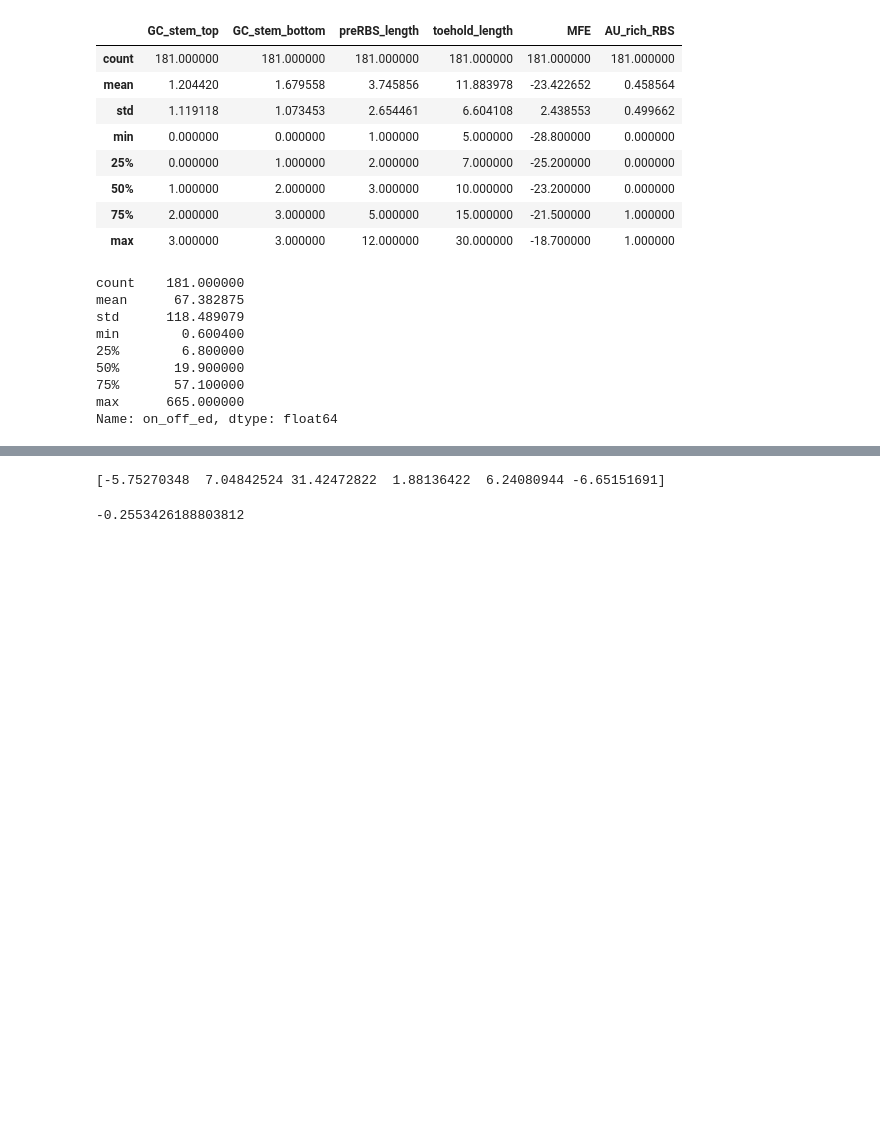
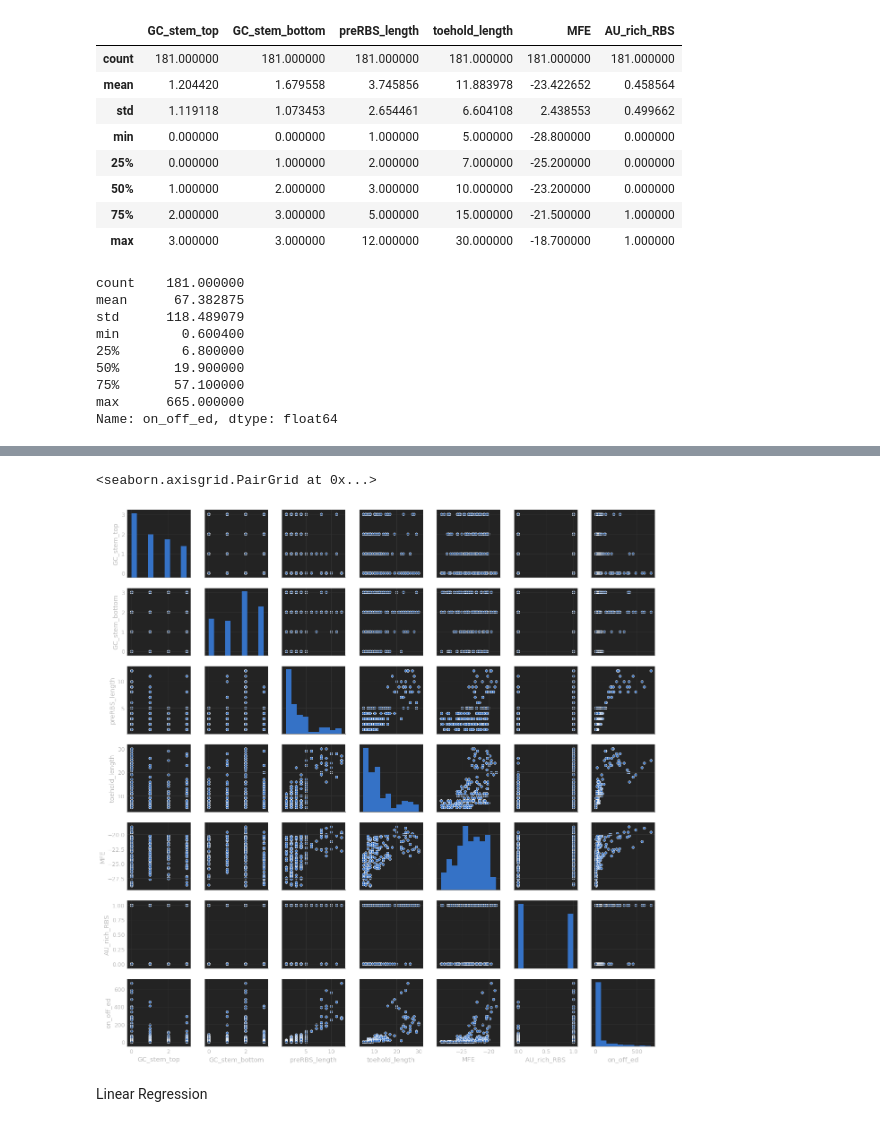
Before and after one commit to SASTRA-iGEM2019/ToeholdSwitchDesign, a Jupyter notebook: toehold_predict.ipynb, the cells around one changed output, grey strips where cells are left out. Cells and saved outputs as stored; diff of their text form; code cells hidden in the pictures; blank space fills up the shorter version.

Commit message:
Poly Regression

```diff
--- a/toehold_predict.ipynb
+++ b/toehold_predict.ipynb
@@ -66,10 +88,9 @@ seabornInstance.heatmap(corr,xticklabels=corr.columns,yticklabels=corr.columns)
+# %%
+seabornInstance.pairplot(dataset)
+# %% [output]
+<seaborn.axisgrid.PairGrid at 0x...>
+[figure, added]
 # %%
 X_train, X_test, Y_train, Y_test = train_test_split(X, Y, test_size=0.1, random_state=0)
-regressor = LinearRegression()
-regressor.fit(X_train, Y_train)
-print(regressor.coef_)
-corr,_ = pearsonr(X['GC_stem_top'],Y)
-corr
-# %% [output]
-[-5.75270348  7.04842524 31.42472822  1.88136422  6.24080944 -6.65151691]
--0.2553426188803812
+# %% [markdown]
+Linear Regression
```
Also changed, not shown: parts of 12 cells of this notebook.
